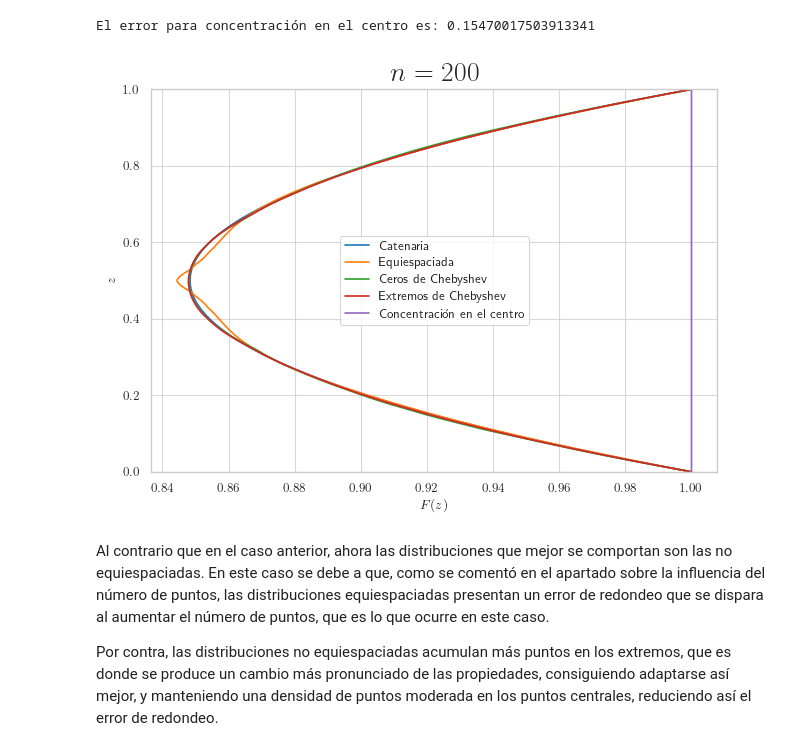
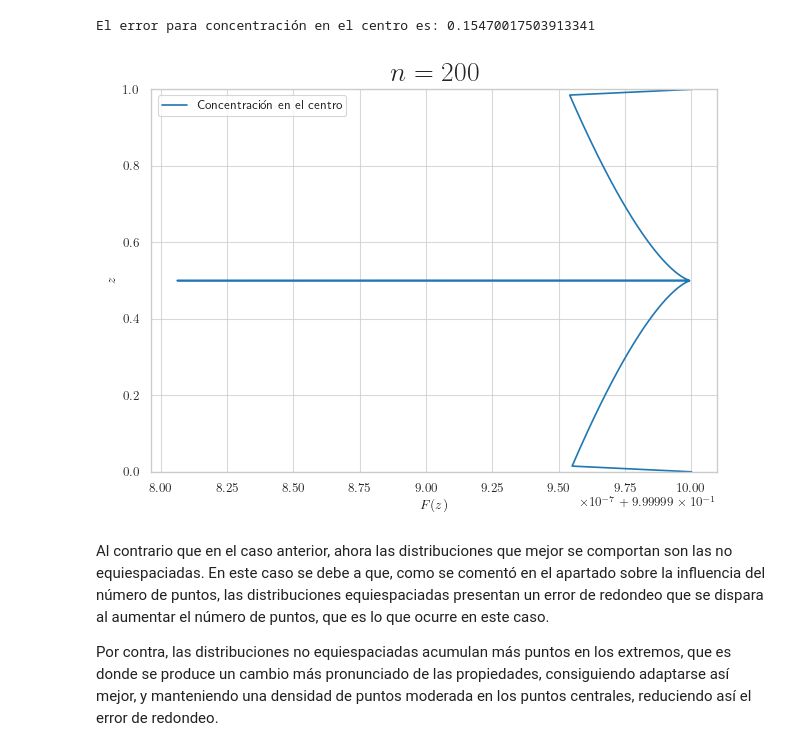
Before and after one commit to ismaellopezgallo/Trabajo-Optimizaci-n, a Jupyter notebook: trabajo_pompa.ipynb, the cells around one changed output. Saved outputs shown, nothing was run; the diff lists cells and outputs as text; code cells hidden in the pictures.

```diff
--- a/trabajo_pompa.ipynb
+++ b/trabajo_pompa.ipynb
@@ -919,23 +919,23 @@ print('El error para concentración en el centro es:', error_conc)
 # %% [output]
 El error para concentración en el centro es: 0.15470017503913341
 # %%
-plt.plot(F_cateq, zeq, label='Catenaria')
-plt.plot(Famp_eq, zeq, label = 'Equiespaciada')
-plt.plot(Famp_chebz, zchebz, label = 'Ceros de Chebyshev')
-plt.plot(Famp_chebe, zchebe, label = 'Extremos de Chebyshev')
+# plt.plot(F_cateq, zeq, label='Catenaria')
+# plt.plot(Famp_eq, zeq, label = 'Equiespaciada')
+# plt.plot(Famp_chebz, zchebz, label = 'Ceros de Chebyshev')
+# plt.plot(Famp_chebe, zchebe, label = 'Extremos de Chebyshev')
 plt.plot(Famp_conc, zconc, label = 'Concentración en el centro')
 plt.legend()
 plt.ylabel('$z$')
 plt.xlabel('$F(z)$')
 plt.ylim(0, 1)
 # plt.xlim(0.8, 1)
 plt.title('$n = {}$'.format(n), fontsize=20)
 plt.tight_layout()
 # plt.savefig('Figuras/sol_distrib_n200.pdf', format='pdf')
 plt.savefig('Figuras/Presentación/sol_distrib_n200.pdf', format='pdf')
 plt.show()
 # %% [output]
-[figure, old version]
+[figure, new version]
 # %% [markdown]
 Al contrario que en el caso anterior, ahora las distribuciones que mejor se comportan son las no equiespaciadas. En este caso se debe a que, como se comentó en el apartado sobre la influencia del número de puntos, las distribuciones equiespaciadas presentan un error de redondeo que se dispara al aumentar el número de puntos, que es lo que ocurre en este caso.
 
```
Also changed, not shown: parts of 9 cells of this notebook, 10 other files.
